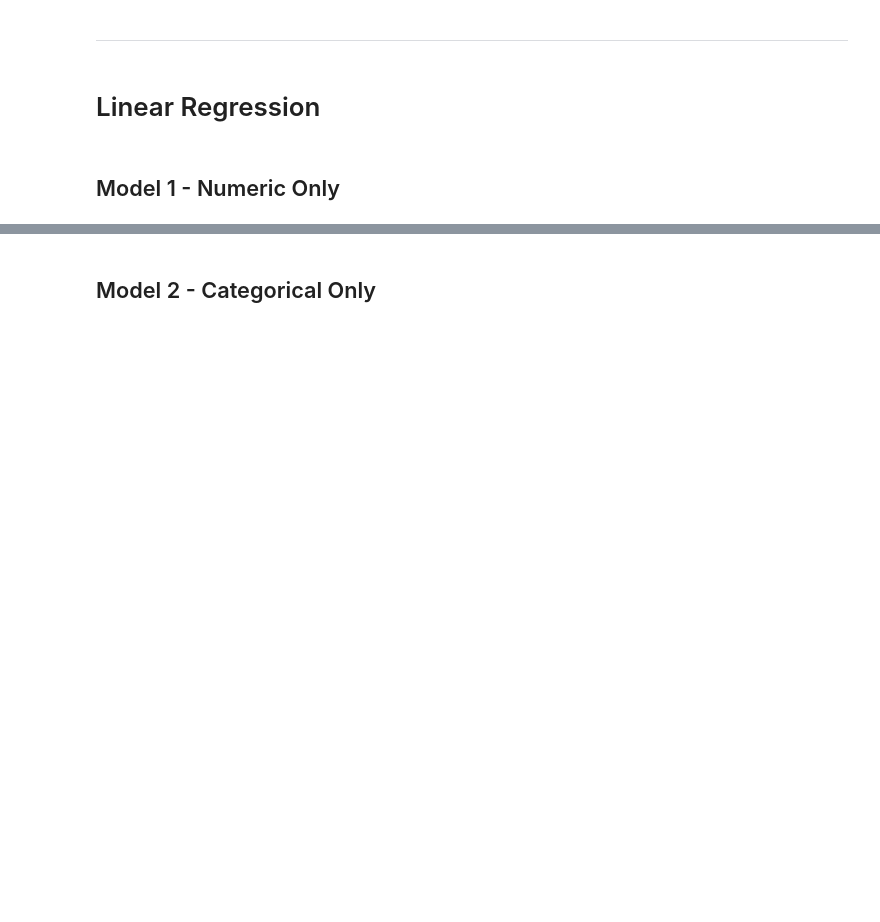
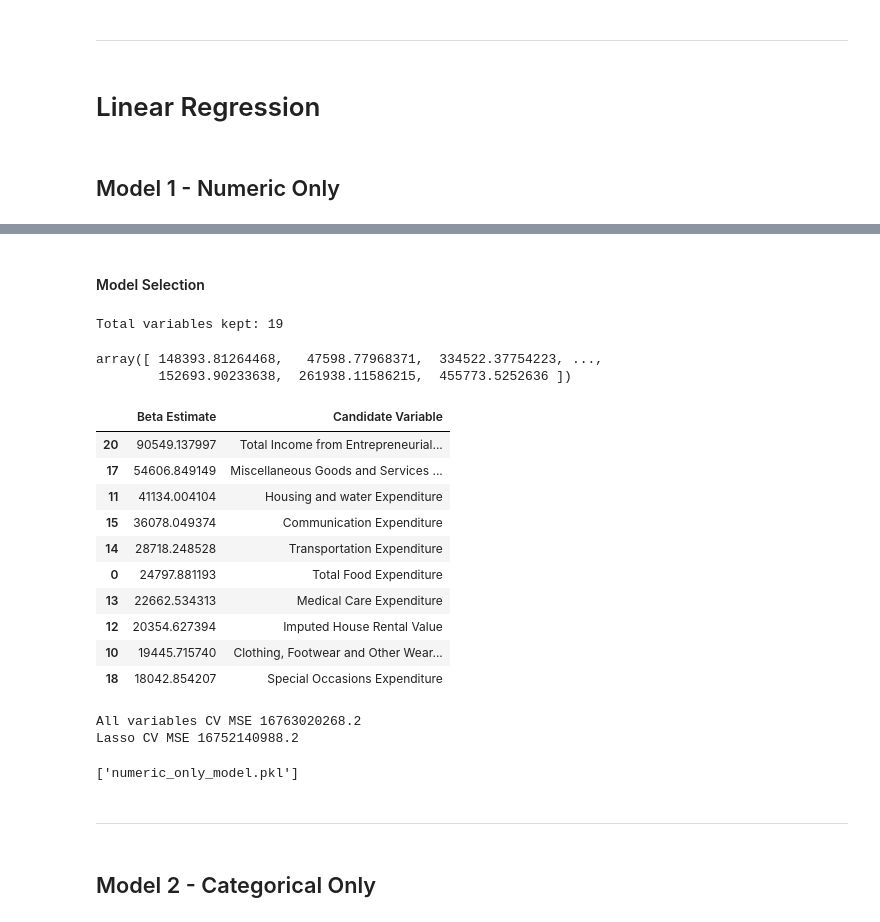
Before and after one commit to ndara/FilipinoHousing, a Jupyter notebook: filipino_housing.ipynb, the cells around one changed output, grey strips where cells are left out. Drawn from its saved outputs; the diff is of its cells as text; code cells hidden in the pictures; blank space fills up the shorter version.

Commit message:
completed first three models

```diff
--- a/filipino_housing.ipynb
+++ b/filipino_housing.ipynb
@@ -92,2 +120,42 @@ ordinal_vars = ['Household Head Age','Number of bedrooms','House Age','Number of
+# %% [markdown]
+#### Model Selection
+# %%
+numeric_model_lasso = lassoChoose(train_continuous, train_y)
+print("Total variables kept:", sum(numeric_model_lasso.coef_ != 0))
+# %% [output]
+Total variables kept: 19
+# %%
+numeric_model_lasso.predict(StandardScaler().fit_transform(train_continuous))
+# %% [output]
+array([ 148393.81264468,   47598.77968371,  334522.37754223, ...,
+        152693.90233638,  261938.11586215,  455773.5252636 ])
+# %%
+# Top 10 Vars
+final_numeric_var = pd.DataFrame([combo for combo in zip(numeric_model_lasso.coef_, continuous_vars)], columns = ['Beta Estimate', 'Candidate Variable']).sort_values(by = 'Beta Estimate', ascending = False)
+final_numeric_var.head(10)
+# %% [output]
+|  | Beta Estimate | Candidate Variable |
+| 20 | 90549.137997 | Total Income from Entrepreneurial... |
+| 17 | 54606.849149 | Miscellaneous Goods and Services ... |
+| 11 | 41134.004104 | Housing and water Expenditure |
+| 15 | 36078.049374 | Communication Expenditure |
+| 14 | 28718.248528 | Transportation Expenditure |
+| 0 | 24797.881193 | Total Food Expenditure |
+| 13 | 22662.534313 | Medical Care Expenditure |
+| 12 | 20354.627394 | Imputed House Rental Value |
+| 10 | 19445.715740 | Clothing, Footwear and Other Wear... |
+| 18 | 18042.854207 | Special Occasions Expenditure |
+# %%
+print("All variables CV MSE", -np.average(cross_val_score(LinearRegression(), train_continuous, train_y, cv = 10, scoring = "neg_mean_squared_error")))
+print("Lasso CV MSE", -np.average(cross_val_score(numeric_model_lasso, StandardScaler().fit_transform(train_continuous), train_y, cv = 10, scoring = "neg_mean_squared_error")))
+# %% [output]
+All variables CV MSE 16763020268.2
+Lasso CV MSE 16752140988.2
+# %%
+joblib.dump(numeric_model_lasso, 'numeric_only_model.pkl')
+# %% [output]
+['numeric_only_model.pkl']
+# %% [markdown]
+***
 # %% [markdown]
 ## Model 2 - Categorical Only
```
Also changed, not shown: parts of 41 cells of this notebook.
